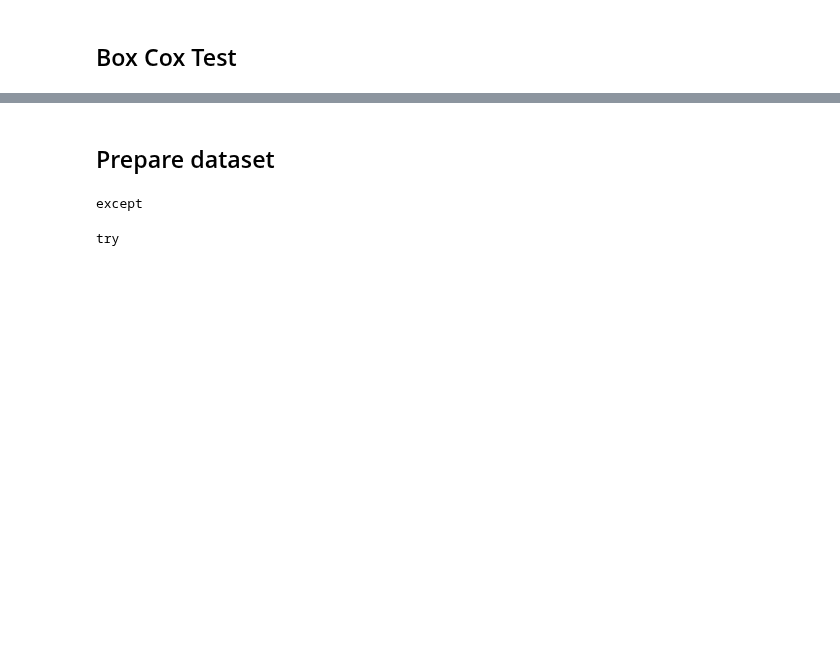
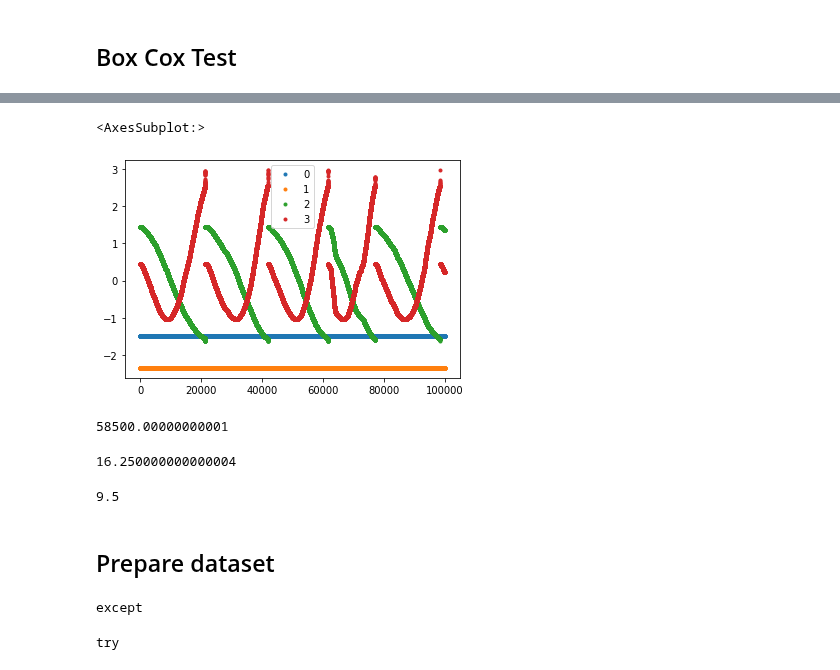
Before and after one commit to KarelZe/thesis, a Jupyter notebook: notebooks/3.0c-feature-engineering.ipynb, the cells around one changed output, grey strips where cells are left out. Saved outputs shown, nothing was run; the diff lists cells and outputs as text; code cells hidden in the pictures; blank space fills up the shorter version.

```diff
--- a/notebooks/3.0c-feature-engineering.ipynb
+++ b/notebooks/3.0c-feature-engineering.ipynb
@@ -179,0 +271,3 @@ results
+# %%
+scaler = StandardScaler()
+test_trans = scaler.fit_transform(test[["date_month_sin", "date_month_cos","date_time_sin", "date_time_cos"]])
@@ -180,3 +301,20 @@ results
+# %%
+pd.DataFrame(test_trans).head(100000).plot(style=".")
+# %% [output]
+<AxesSubplot:>
+[figure, added]
+# %%
+seconds.max()
+# %% [output]
+58500.00000000001
+# %%
+seconds.max() / 3600
+# %% [output]
+16.250000000000004
+# %%
+seconds.min() / 3600
+# %% [output]
+9.5
 # %% [markdown]
 ## Prepare dataset
 # %%
```
Also changed, not shown: parts of 27 cells of this notebook.
